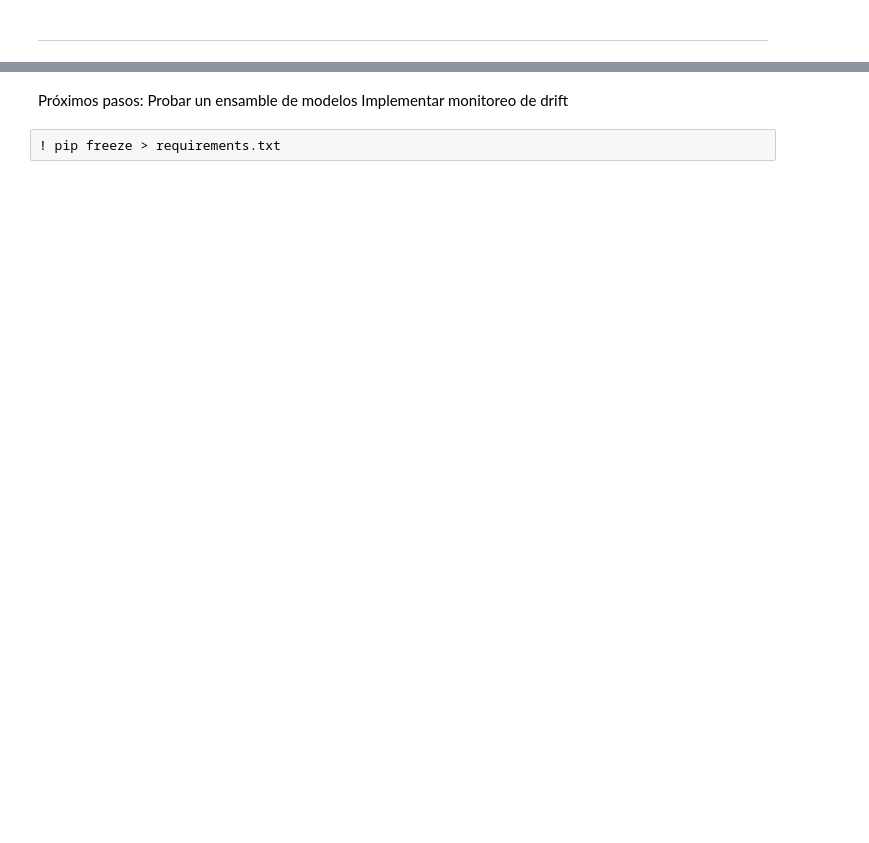
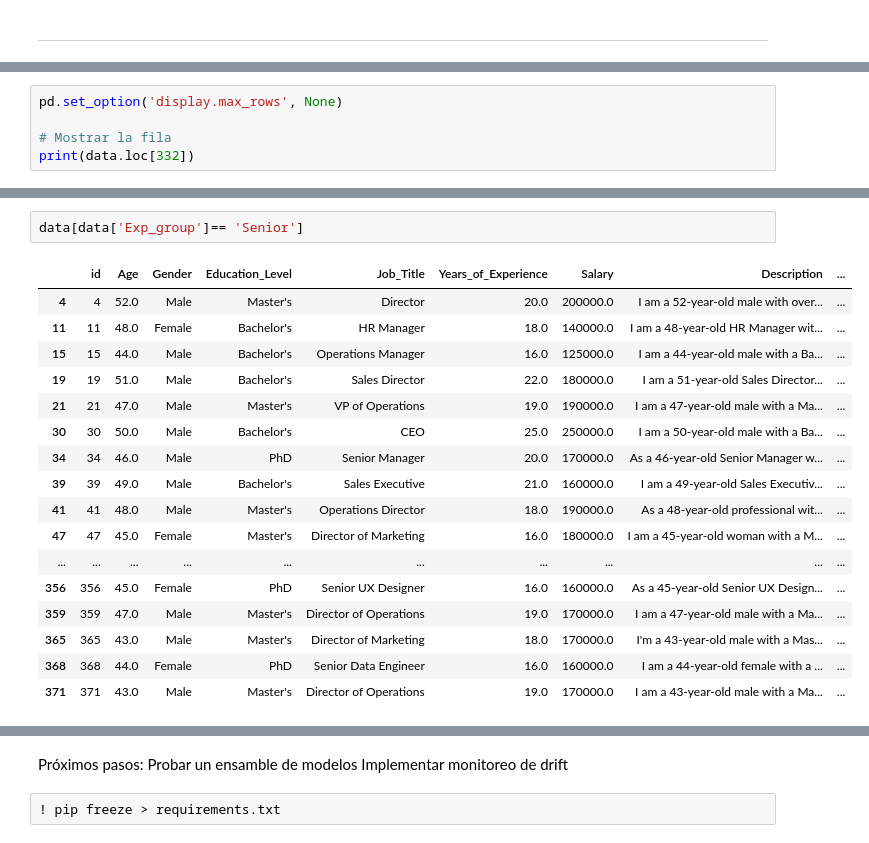
Before and after one commit to AbelFierro/PWC-Challenge, a Jupyter notebook: notebooks/modelos/lgbm/lgbm.ipynb, the cells around one changed output, grey strips where cells are left out. Saved outputs shown, nothing was run; the diff lists cells and outputs as text; blank space fills up the shorter version.

```diff
--- a/notebooks/modelos/lgbm/lgbm.ipynb
+++ b/notebooks/modelos/lgbm/lgbm.ipynb
@@ -803,0 +1050,5 @@ outliers_to_export = outliers_df.copy()
+# %%
+pd.set_option('display.max_rows', None)
+
+# Mostrar la fila
+print(data.loc[332])
@@ -804,3 +1095,23 @@ outliers_to_export = outliers_df.copy()
+# %%
+data[data['Exp_group']== 'Senior']
+# %% [output]
+|  | id | Age | Gender | Education_Level | Job_Title | Years_of_Experience | Salary | Description | ... |
+| 4 | 4 | 52.0 | Male | Master's | Director | 20.0 | 200000.0 | I am a 52-year-old male with over... | ... |
+| 11 | 11 | 48.0 | Female | Bachelor's | HR Manager | 18.0 | 140000.0 | I am a 48-year-old HR Manager wit... | ... |
+| 15 | 15 | 44.0 | Male | Bachelor's | Operations Manager | 16.0 | 125000.0 | I am a 44-year-old male with a Ba... | ... |
+| 19 | 19 | 51.0 | Male | Bachelor's | Sales Director | 22.0 | 180000.0 | I am a 51-year-old Sales Director... | ... |
+| 21 | 21 | 47.0 | Male | Master's | VP of Operations | 19.0 | 190000.0 | I am a 47-year-old male with a Ma... | ... |
+| 30 | 30 | 50.0 | Male | Bachelor's | CEO | 25.0 | 250000.0 | I am a 50-year-old male with a Ba... | ... |
+| 34 | 34 | 46.0 | Male | PhD | Senior Manager | 20.0 | 170000.0 | As a 46-year-old Senior Manager w... | ... |
+| 39 | 39 | 49.0 | Male | Bachelor's | Sales Executive | 21.0 | 160000.0 | I am a 49-year-old Sales Executiv... | ... |
+| 41 | 41 | 48.0 | Male | Master's | Operations Director | 18.0 | 190000.0 | As a 48-year-old professional wit... | ... |
+| 47 | 47 | 45.0 | Female | Master's | Director of Marketing | 16.0 | 180000.0 | I am a 45-year-old woman with a M... | ... |
+| ... | ... | ... | ... | ... | ... | ... | ... | ... | ... |
+| 356 | 356 | 45.0 | Female | PhD | Senior UX Designer | 16.0 | 160000.0 | As a 45-year-old Senior UX Design... | ... |
+| 359 | 359 | 47.0 | Male | Master's | Director of Operations | 19.0 | 170000.0 | I am a 47-year-old male with a Ma... | ... |
+| 365 | 365 | 43.0 | Male | Master's | Director of Marketing | 18.0 | 170000.0 | I'm a 43-year-old male with a Mas... | ... |
+| 368 | 368 | 44.0 | Female | PhD | Senior Data Engineer | 16.0 | 160000.0 | I am a 44-year-old female with a ... | ... |
+| 371 | 371 | 43.0 | Male | Master's | Director of Operations | 19.0 | 170000.0 | I am a 43-year-old male with a Ma... | ... |
 # %%
 with open("../../../modelos/salary_with_stats.pkl", "rb") as f:
     print(f.read(50))
```
Also changed, not shown: parts of 17 cells of this notebook, 23 other files.
